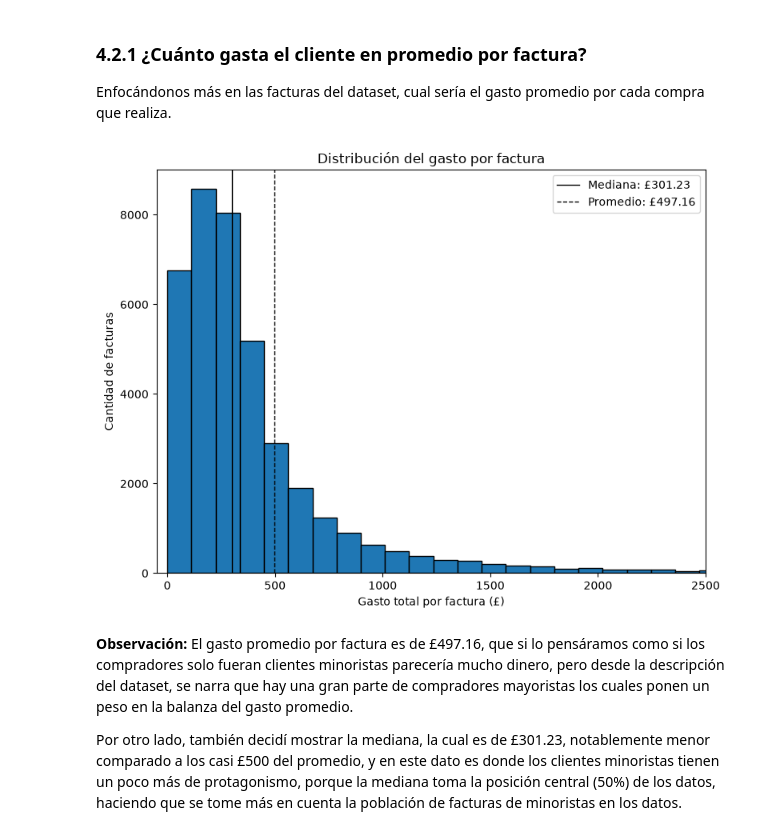
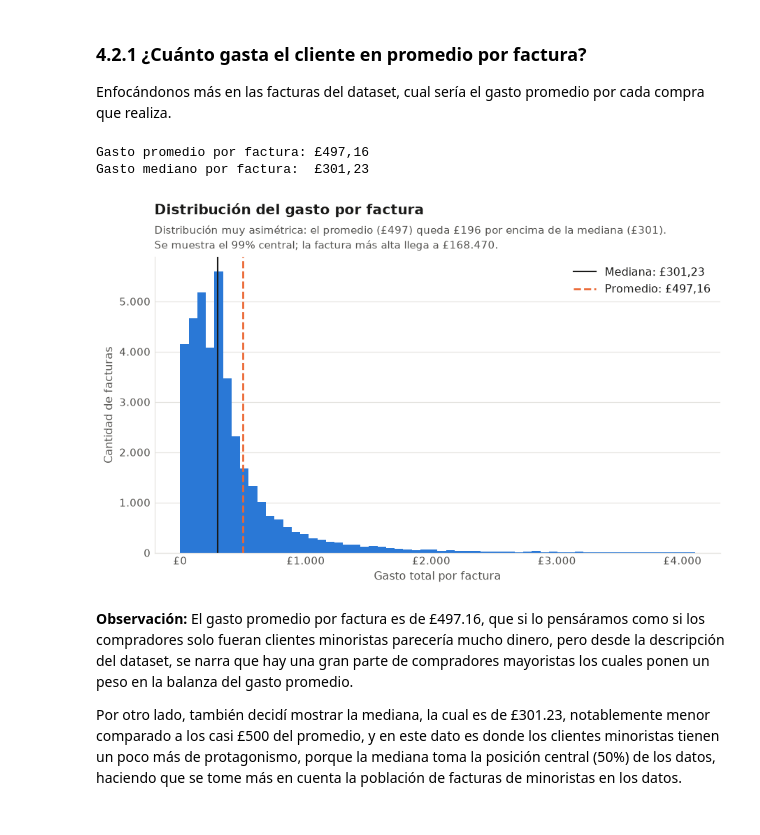
Before and after one commit to AgusPluda/online-retail-analysis, a Jupyter notebook: online_retail_analysis.ipynb, the cells around one changed output. Cells and saved outputs as stored; diff of their text form; code cells hidden in the pictures.

```diff
--- a/online_retail_analysis.ipynb
+++ b/online_retail_analysis.ipynb
@@ -545,33 +696,42 @@ Lo único que no me sorprende es que la relación sea negativa, acá es donde se
 # %% [markdown]
 ### 4.2.1 ¿Cuánto gasta el cliente en promedio por factura?
 Enfocándonos más en las facturas del dataset, cual sería el gasto promedio por cada compra que realiza.
-# %%
-factura_precio_total = (df_sales.groupby("invoice")["total_price"].sum())
-
-factura_promedio = factura_precio_total.mean()
-factura_mediana = factura_precio_total.median()
-
-#print(f"Gasto promedio por factura: £{factura_promedio:.2f}")
-
-plt.figure(figsize=(8, 6))
-
-plt.hist(factura_precio_total, bins=1500, color="tab:blue", edgecolor="black")
-
-plt.axvline(factura_mediana, linewidth=1, color="black" ,label=f"Mediana: £{factura_mediana:.2f}")
-plt.axvline(factura_promedio, linestyle="--", linewidth=1, color="black" ,label=f"Promedio: £{factura_promedio:.2f}")
-
-plt.xlim(-50, 2500)
-
-plt.xlabel("Gasto total por factura (£)")
-plt.ylabel("Cantidad de facturas")
-plt.title("Distribución del gasto por factura")
-plt.legend()
-
-plt.tight_layout()
-plt.savefig("images/histplot_gasto_promedio_factura.png", dpi=300, bbox_inches="tight")
-plt.show()
-# %% [output]
-[figure, removed]
+# %%
+factura_precio_total = df_sales.groupby("invoice")["total_price"].sum()
+
+promedio = factura_precio_total.mean()
+mediana = factura_precio_total.median()
+p99 = factura_precio_total.quantile(0.99)
+
+print(f"Gasto promedio por factura: {libras(promedio, 2)}")
+print(f"Gasto mediano por factura:  {libras(mediana, 2)}")
+
+fig, ax = plt.subplots(figsize=(9.5, 5))
+
+ax.hist(factura_precio_total[factura_precio_total <= p99], bins=60, color=AZUL)
+
+ax.axvline(mediana, color=TINTA, linewidth=1.4, label=f"Mediana: {libras(mediana, 2)}")
+ax.axvline(promedio, color=NARANJA, linewidth=1.8, linestyle="--",
+           label=f"Promedio: {libras(promedio, 2)}")
+
+estilo(ax, "y")
+formato(ax, "x", moneda=True)
+formato(ax, "y")
+
+ax.set_xlabel("Gasto total por factura")
+ax.set_ylabel("Cantidad de facturas")
+ax.legend(loc="upper right")
+
+titulo(ax, "Distribución del gasto por factura",
+       f"Distribución muy asimétrica: el promedio ({libras(promedio)}) queda {libras(promedio - mediana)} por encima de la mediana ({libras(mediana)}).\n"
+       f"Se muestra el 99% central; la factura más alta llega a {libras(factura_precio_total.max())}.")
+
+guardar(fig, "04_dist_gasto_factura")
+plt.show()
+# %% [output]
+Gasto promedio por factura: £497,16
+Gasto mediano por factura:  £301,23
+[figure, added]
 # %% [markdown]
 **Observación:** El gasto promedio por factura es de £497.16, que si lo pensáramos como si los compradores solo fueran clientes minoristas parecería mucho dinero, pero desde la descripción del dataset, se narra que hay una gran parte de compradores mayoristas los cuales ponen un peso en la balanza del gasto promedio.
 
```
Also changed, not shown: parts of 86 cells of this notebook, 33 other files.
